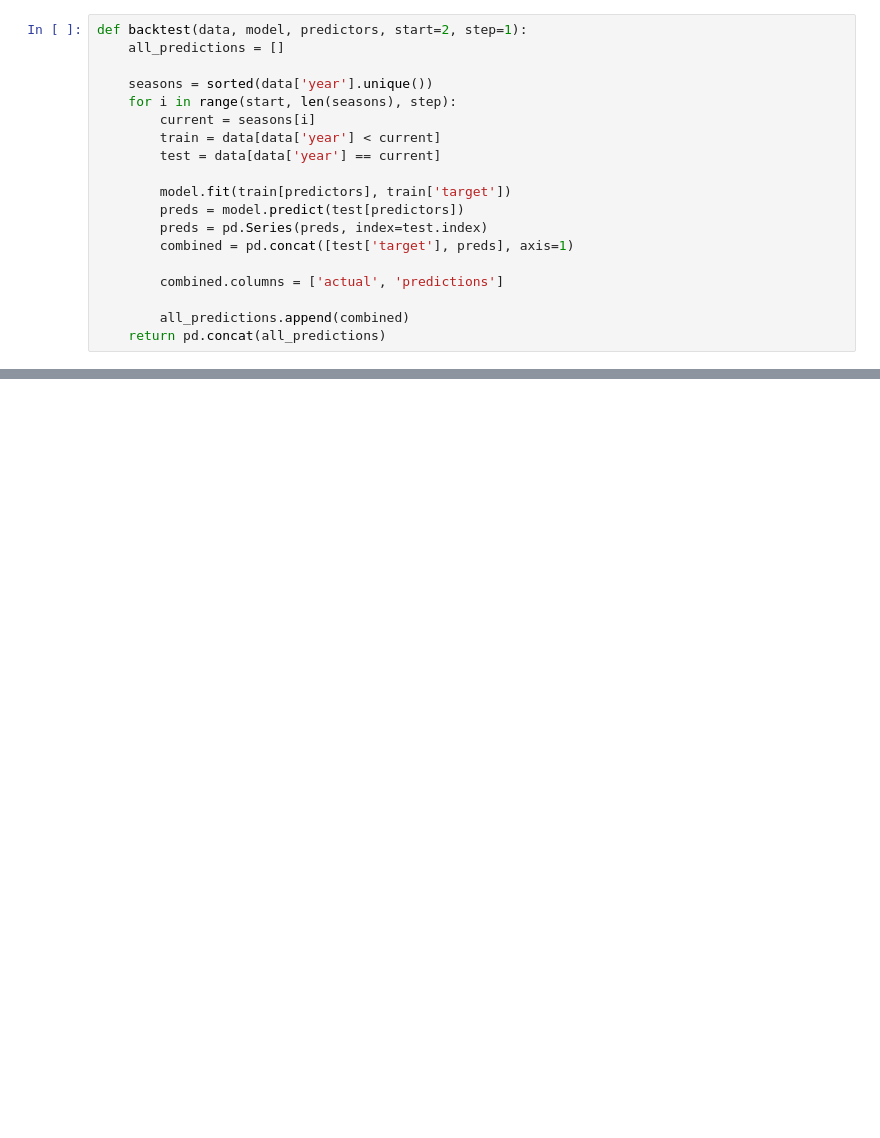
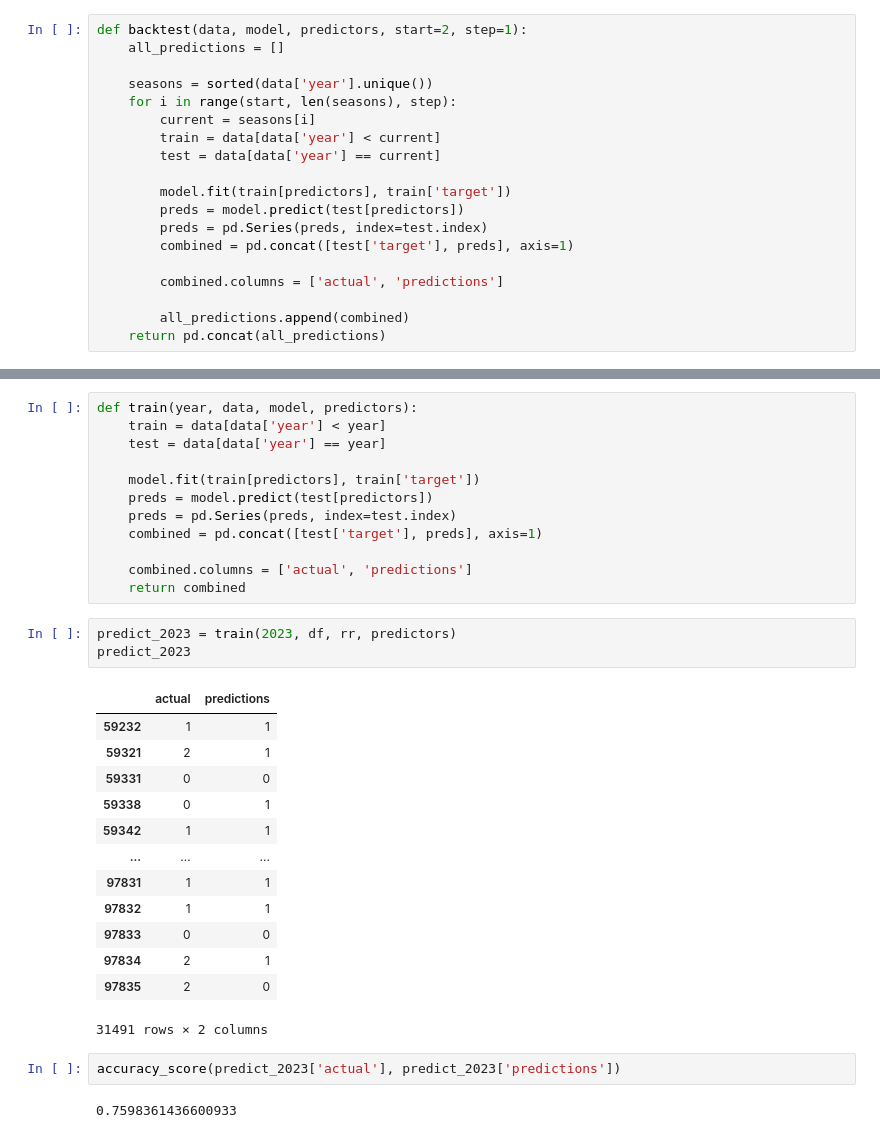
Before and after one commit to knlwgl/lol-predicter, a Jupyter notebook: lol-predicter.ipynb, the cells around one changed output, grey strips where cells are left out. Saved outputs shown, nothing was run; the diff lists cells and outputs as text; blank space fills up the shorter version.

```diff
--- a/lol-predicter.ipynb
+++ b/lol-predicter.ipynb
@@ -229,0 +234,33 @@ accuracy_score(predictiontest['actual'], predictiontest['predictions'])
+# %%
+def train(year, data, model, predictors):
+    train = data[data['year'] < year]
+    test = data[data['year'] == year]
+
+    model.fit(train[predictors], train['target'])
+    preds = model.predict(test[predictors])
+    preds = pd.Series(preds, index=test.index)
+    combined = pd.concat([test['target'], preds], axis=1)
+
+    combined.columns = ['actual', 'predictions']
+    return combined
+# %%
+predict_2023 = train(2023, df, rr, predictors)
+predict_2023
+# %% [output]
+|  | actual | predictions |
+| 59232 | 1 | 1 |
+| 59321 | 2 | 1 |
+| 59331 | 0 | 0 |
+| 59338 | 0 | 1 |
+| 59342 | 1 | 1 |
+| ... | ... | ... |
+| 97831 | 1 | 1 |
+| 97832 | 1 | 1 |
+| 97833 | 0 | 0 |
+| 97834 | 2 | 1 |
+| 97835 | 2 | 0 |
+31491 rows × 2 columns
+# %%
+accuracy_score(predict_2023['actual'], predict_2023['predictions'])
+# %% [output]
+0.7598361436600933
```
Also changed, not shown: parts of 17 cells of this notebook, 1 other file.
